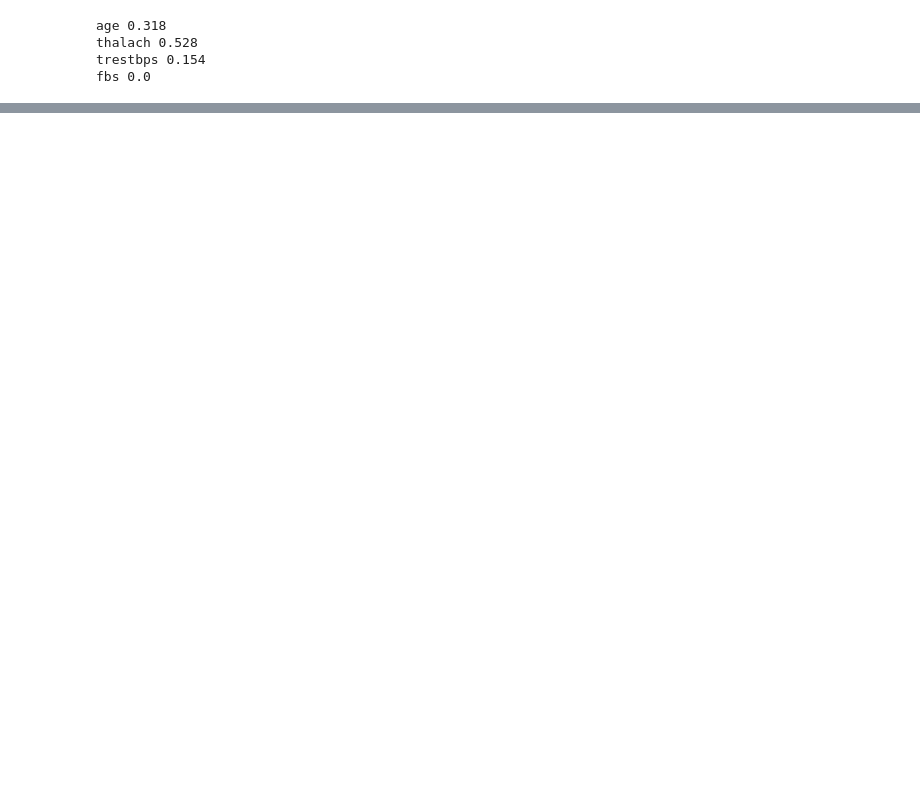
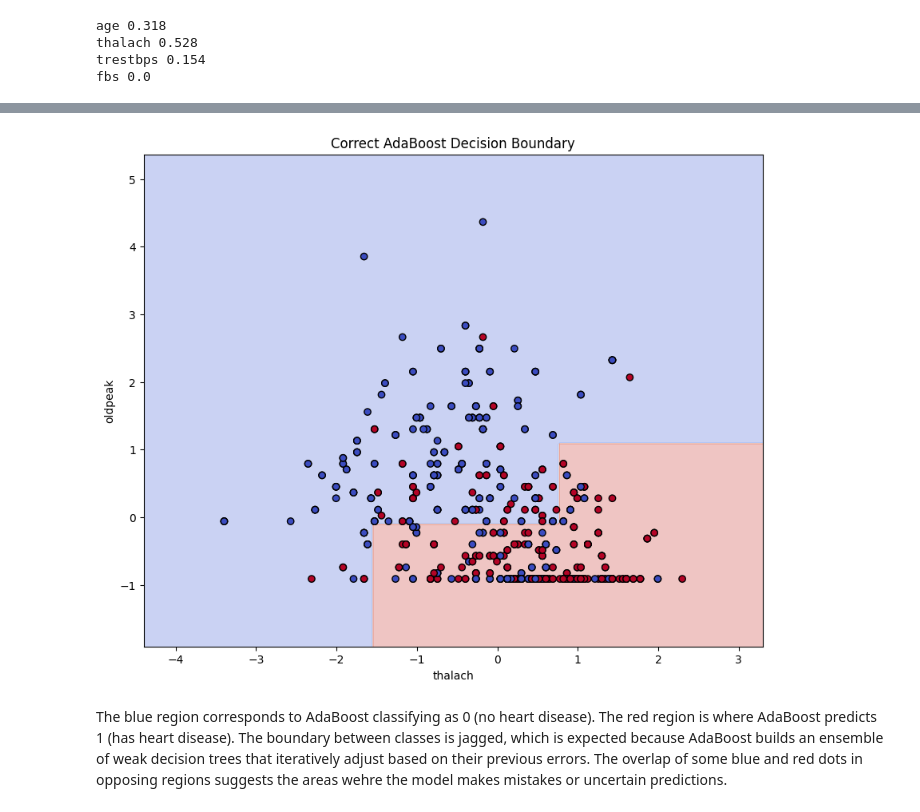
Before and after one commit to aigerim444/Aigerim-CMOR-438-Spring-2025, a Jupyter notebook: Supervised_Learning/ensemble_methods/ensem.ipynb, the cells around one changed output, grey strips where cells are left out. Saved outputs shown, nothing was run; the diff lists cells and outputs as text; code cells hidden in the pictures; blank space fills up the shorter version.

```diff
--- a/Supervised_Learning/ensemble_methods/ensem.ipynb
+++ b/Supervised_Learning/ensemble_methods/ensem.ipynb
@@ -205,0 +292,28 @@ fbs 0.0
+# %%
+import matplotlib.pyplot as plt
+import numpy as np
+
+# Create a meshgrid
+x_min, x_max = X_train[:, 0].min() - 1, X_train[:, 0].max() + 1
+y_min, y_max = X_train[:, 1].min() - 1, X_train[:, 1].max() + 1
+xx, yy = np.meshgrid(np.linspace(x_min, x_max, 300),
+                     np.linspace(y_min, y_max, 300))
+
+# Predict for each point in the grid using AdaBoost
+Z = ada.predict(np.c_[xx.ravel(), yy.ravel()])
+Z = Z.reshape(xx.shape)
+
+# Plot
+plt.figure(figsize=(10, 8))
+plt.contourf(xx, yy, Z, cmap='coolwarm', alpha=0.3)
+plt.scatter(X_train[:, 0], X_train[:, 1], c=y_train, cmap='coolwarm', edgecolor='k')
+plt.xlabel("thalach")
+plt.ylabel("oldpeak")
+plt.title("Correct AdaBoost Decision Boundary")
+plt.show()
+# %% [output]
+[figure, added]
+# %% [markdown]
+The blue region corresponds to AdaBoost classifying as 0 (no heart disease).
+The red region is where AdaBoost predicts 1 (has heart disease).
+The boundary between classes is jagged, which is expected because AdaBoost builds an ensemble of weak decision trees that iteratively adjust based on their previous errors. The overlap of some blue and red dots in opposing regions suggests the areas wehre the model makes mistakes or uncertain predictions.
```
Also changed, not shown: parts of 12 cells of this notebook, 11 other files.
